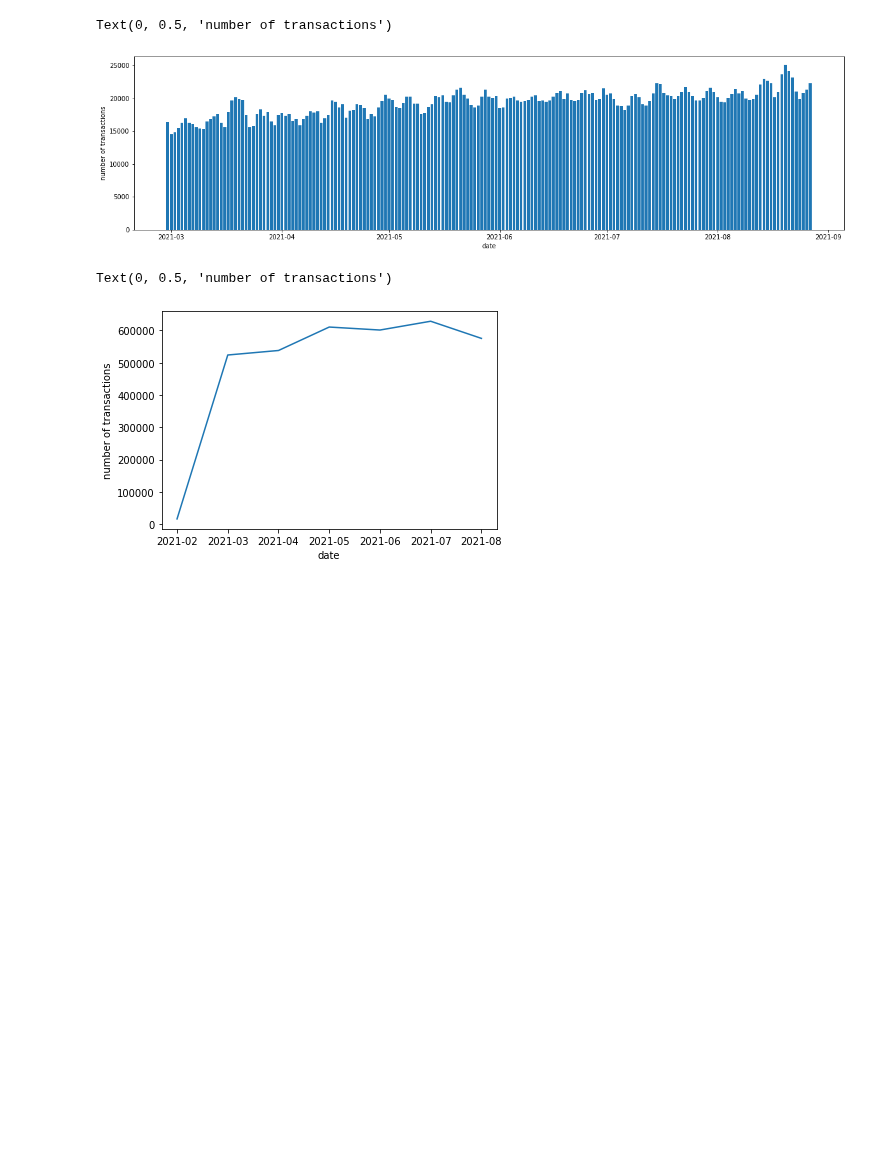
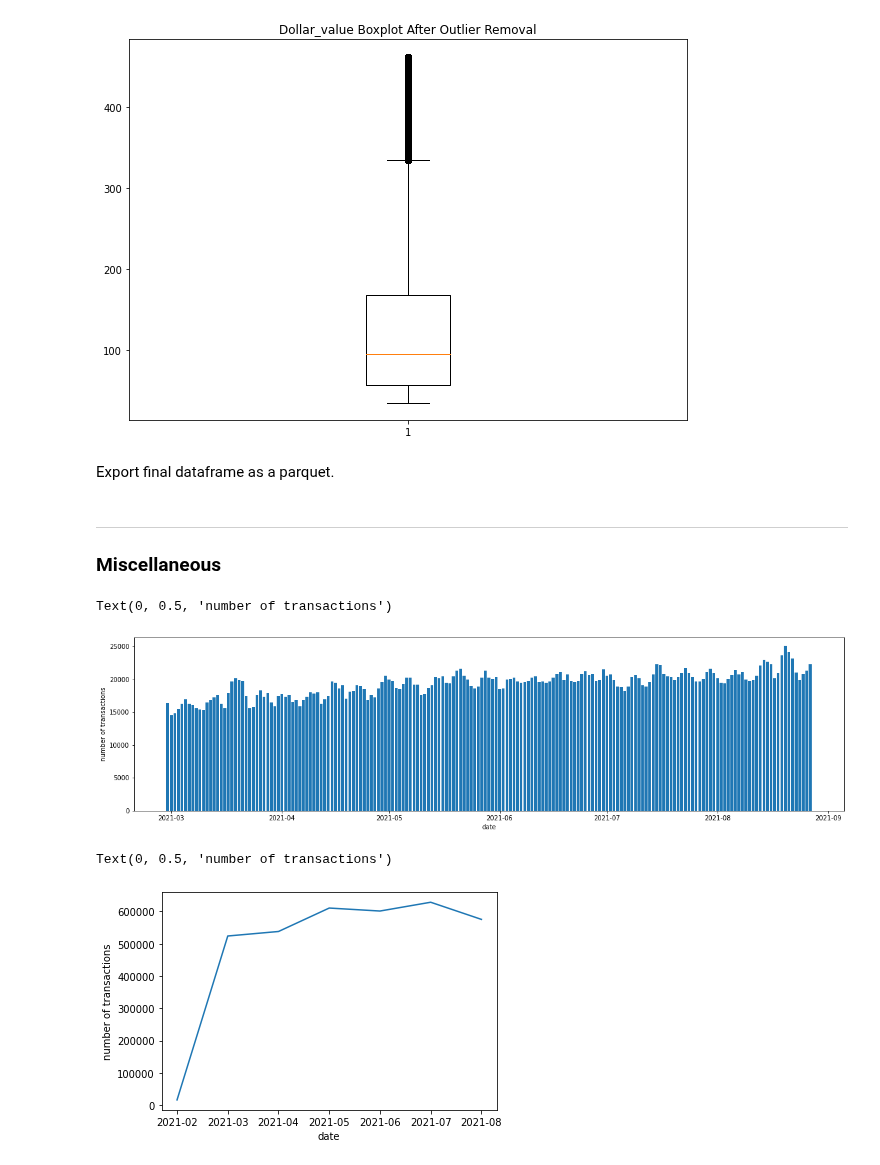
Before and after one commit to MAST30034-Applied-Data-Science/generic-buy-now-pay-later-project-group-11, a Jupyter notebook: notebooks/outlier_detection_removal.ipynb, the cells around one changed output. Cells and saved outputs as stored; diff of their text form; code cells hidden in the pictures; blank space fills up the shorter version.

```diff
--- a/notebooks/outlier_detection.ipynb
+++ b/notebooks/outlier_detection_removal.ipynb
@@ -72,0 +105,3 @@ consumer_merchants.filter(F.col('merchant_abn') == 0)
+# %%
+df_trx = df_trx.na.drop("any")
+df_trx.count()
@@ -73,4 +112,4 @@ consumer_merchants.filter(F.col('merchant_abn') == 0)
 # %%
-# dates out of range
-consumer_merchants.filter(F.col('order_datetime').between('2021-02-28', '2021-08-27')).count()
+df_trx = df_trx.drop(F.col('order_datetime').between('2021-02-28', '2021-08-27'))
+df_trx.count()
 # %% [output]
@@ -77,0 +119,16 @@ consumer_merchants.filter(F.col('order_datetime').between('2021-02-28', '2021-08
+# %%
+def remove_outlier_IQR(df):
+    """ Function to implement IQR method
+    Args :
+    - df : dataframe to implement IQR outlier removal method
+    Returns :
+    - df_final : output dataframee after outlier removal
+    """
+    Q1=df['dollar_value'].quantile(0.25)
+    Q3=df['dollar_value'].quantile(0.75)
+    IQR=Q3-Q1
+    df_final=df[~((df['dollar_value']<(Q1-1.5*IQR)) | (df['dollar_value']>(Q3+1.5*IQR)))]
+    return df_final
+# %%
+temp_df = df_trx.toPandas()
+df_outlier_removed = remove_outlier_IQR(temp_df)
@@ -77,0 +155,9 @@ consumer_merchants.filter(F.col('order_datetime').between('2021-02-28', '2021-08
+# %%
+fig = plt.figure(figsize =(10, 7))
+plt.boxplot(df_outlier_removed['dollar_value'])
+plt.title("Dollar_value Boxplot After Outlier Removal")
+plt.show()
+# %% [output]
+[figure, added]
+# %% [markdown]
+Export final dataframe as a parquet.
@@ -78,3 +166,6 @@ consumer_merchants.filter(F.col('order_datetime').between('2021-02-28', '2021-08
+# %% [markdown]
+---
+### Miscellaneous
 # %%
 # number of transactions by day
 daily_transaction_frequency = consumer_merchants.groupBy('order_datetime').count()
```
Also changed, not shown: parts of 24 cells of this notebook.
